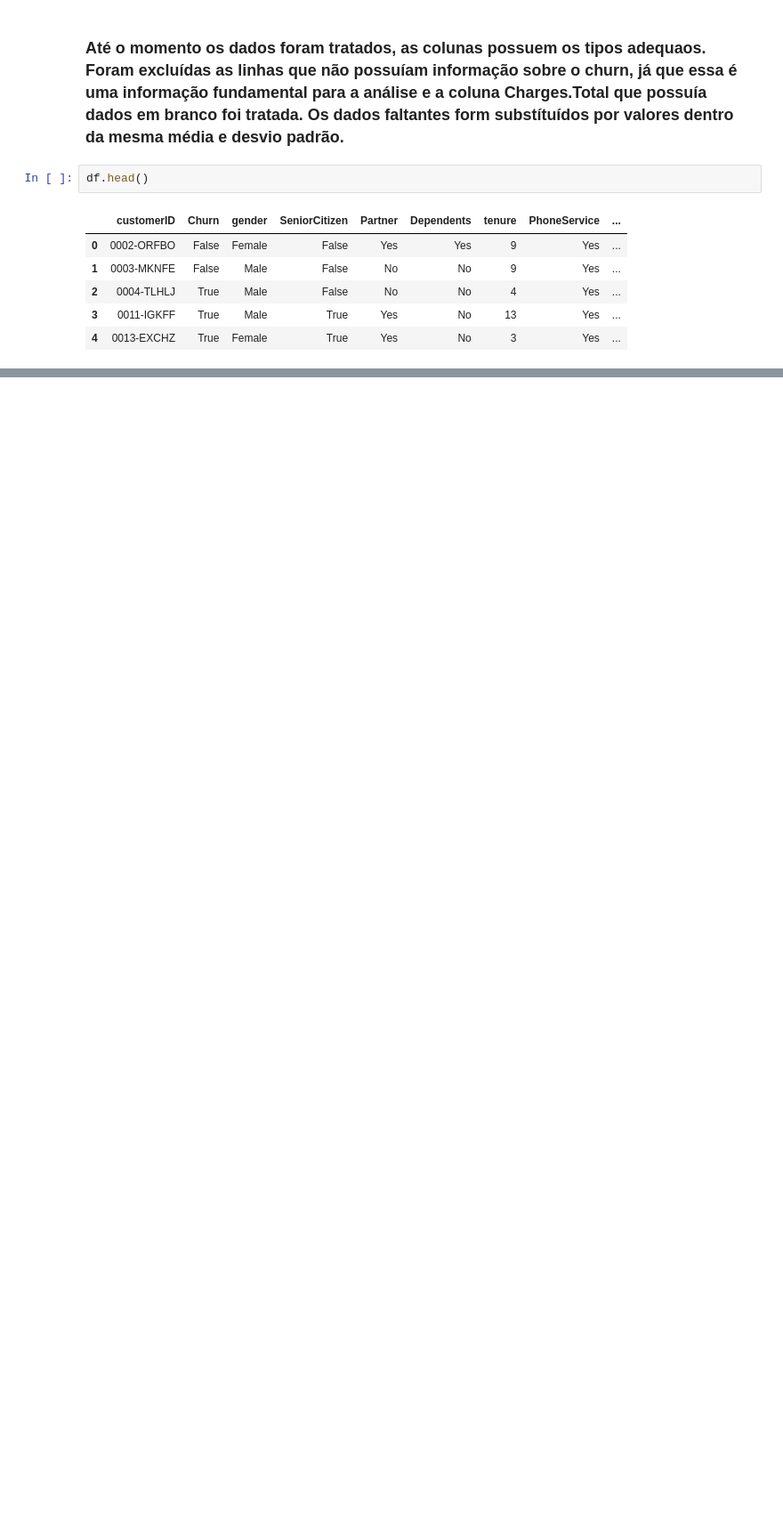
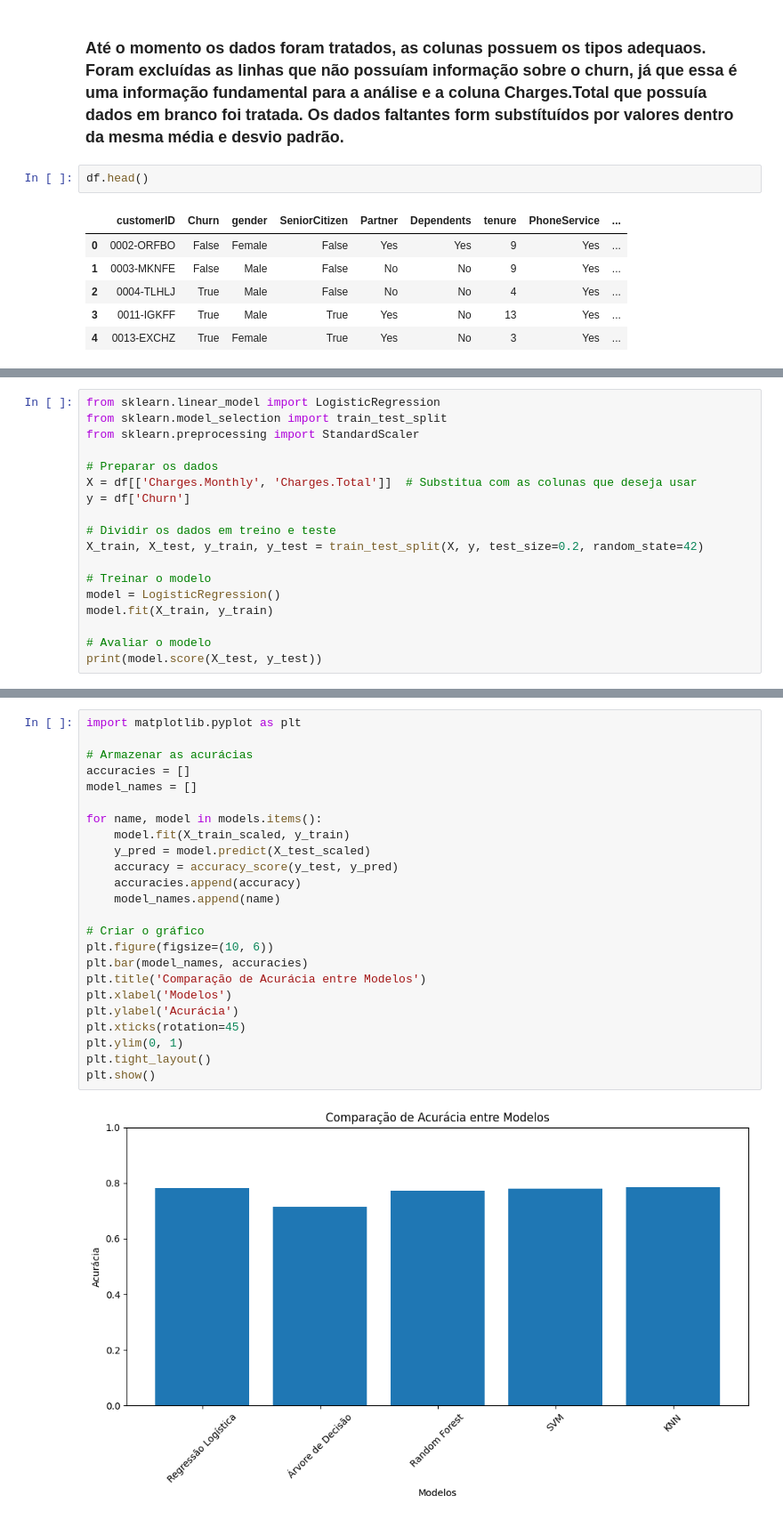
Before and after one commit to ebenezercarvalho/Desafio-02, a Jupyter notebook: telecom-x.ipynb, the cells around one changed output, grey strips where cells are left out. Shown: that part at 89% size. Drawn from its saved outputs; the diff is of its cells as text; blank space fills up the shorter version.

```diff
--- a/telecom-x.ipynb
+++ b/telecom-x.ipynb
@@ -234,0 +331,18 @@ df.head()
+# %%
+from sklearn.linear_model import LogisticRegression
+from sklearn.model_selection import train_test_split
+from sklearn.preprocessing import StandardScaler
+
+# Preparar os dados
+X = df[['Charges.Monthly', 'Charges.Total']]  # Substitua com as colunas que deseja usar
+y = df['Churn']
+
+# Dividir os dados em treino e teste
+X_train, X_test, y_train, y_test = train_test_split(X, y, test_size=0.2, random_state=42)
+
+# Treinar o modelo
+model = LogisticRegression()
+model.fit(X_train, y_train)
+
+# Avaliar o modelo
+print(model.score(X_test, y_test))
@@ -234,0 +409,26 @@ df.head()
+# %%
+import matplotlib.pyplot as plt
+
+# Armazenar as acurácias
+accuracies = []
+model_names = []
+
+for name, model in models.items():
+    model.fit(X_train_scaled, y_train)
+    y_pred = model.predict(X_test_scaled)
+    accuracy = accuracy_score(y_test, y_pred)
+    accuracies.append(accuracy)
+    model_names.append(name)
+
+# Criar o gráfico
+plt.figure(figsize=(10, 6))
+plt.bar(model_names, accuracies)
+plt.title('Comparação de Acurácia entre Modelos')
+plt.xlabel('Modelos')
+plt.ylabel('Acurácia')
+plt.xticks(rotation=45)
+plt.ylim(0, 1)
+plt.tight_layout()
+plt.show()
+# %% [output]
+[figure, added]
```
Also changed, not shown: parts of 15 cells of this notebook.
